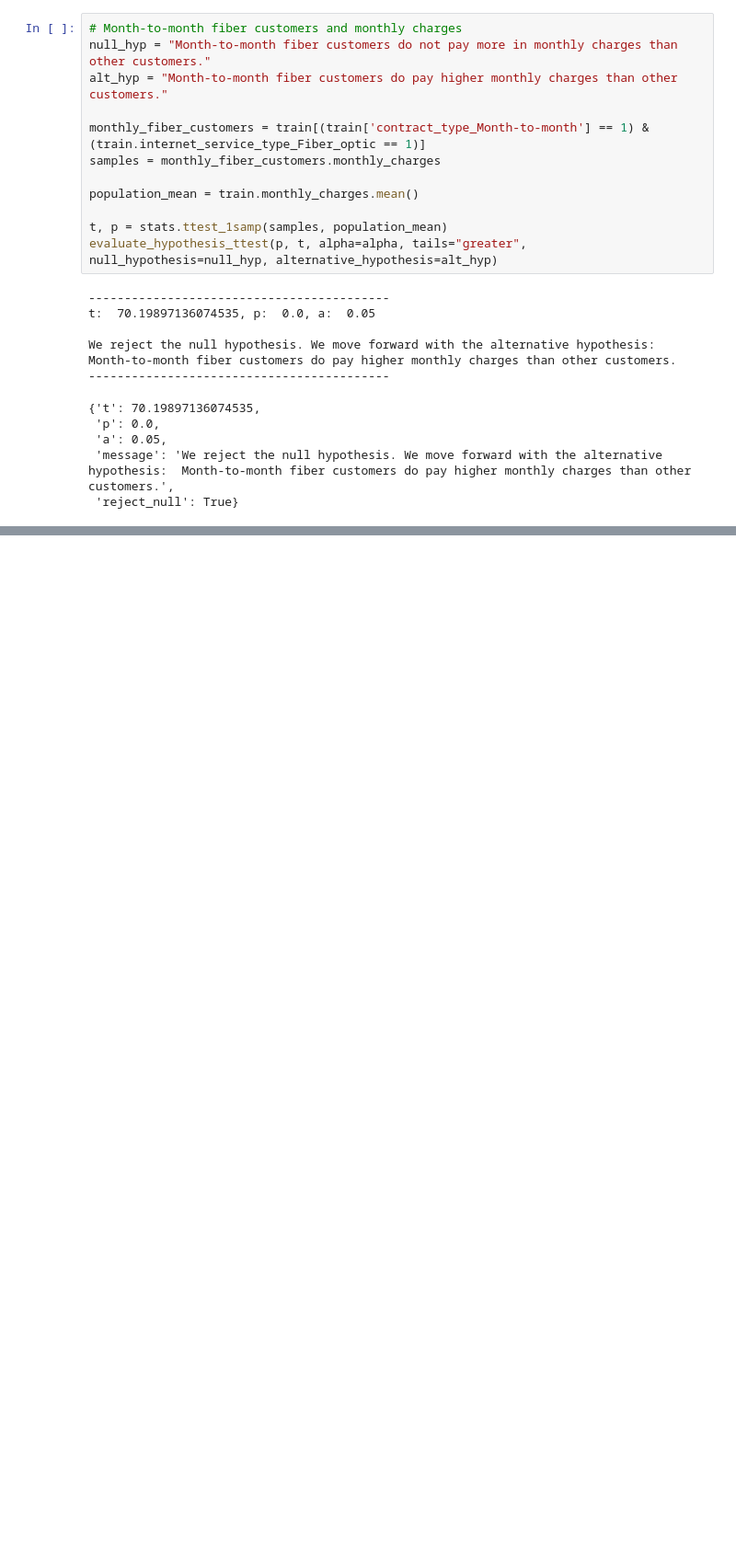
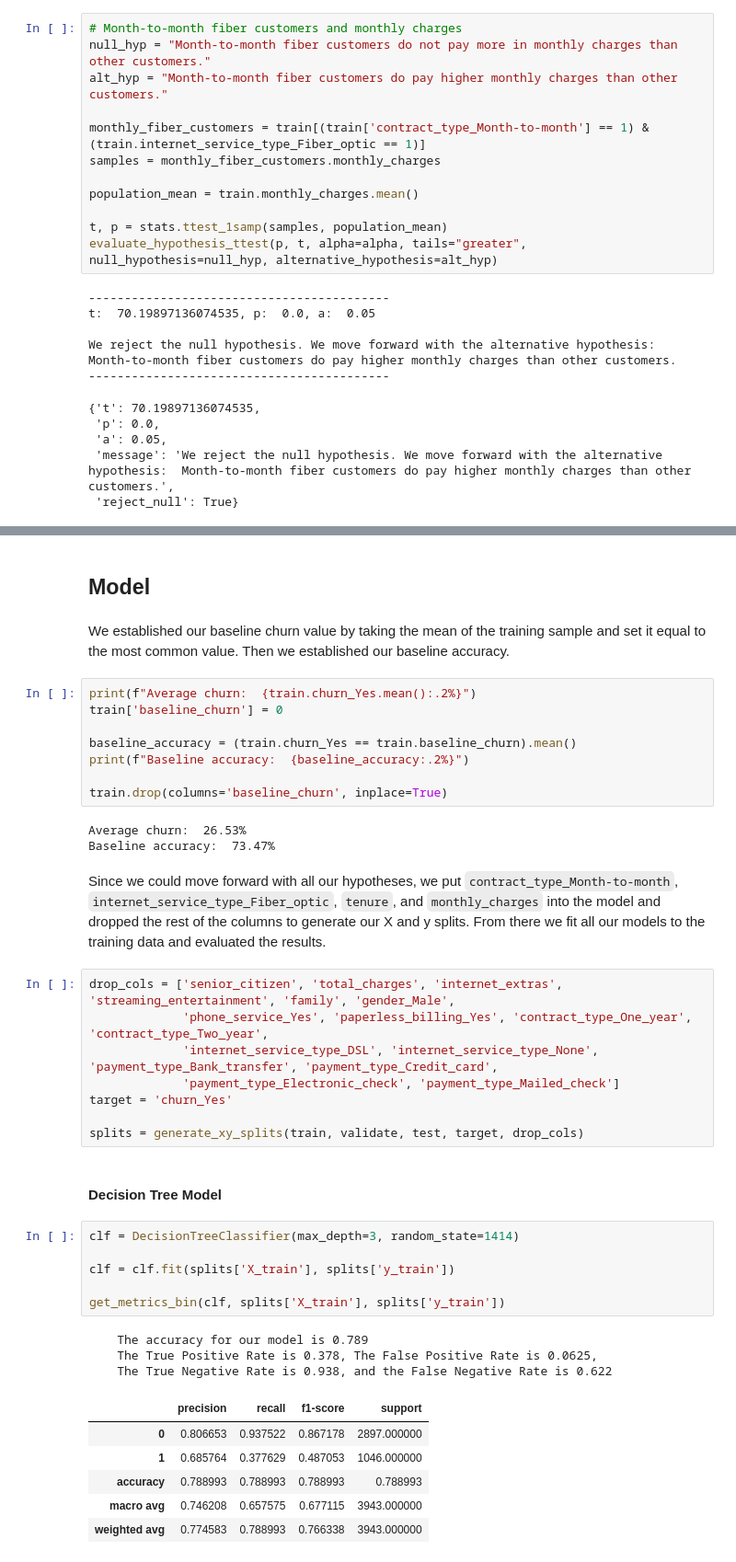
Before and after one commit to david-ryan-alviola/classification-project, a Jupyter notebook: telco_churn_analysis.ipynb, the cells around one changed output, grey strips where cells are left out. Shown at 92% size. Drawn from its saved outputs; the diff is of its cells as text; blank space fills up the shorter version.

Commit message:
Updated README and env.py.dist. Finished modeling and evaluation.

```diff
--- a/telco_churn_analysis.ipynb
+++ b/telco_churn_analysis.ipynb
@@ -260,0 +350,43 @@ The results from the statistical testing allow us to move forward with all our a
+# %% [markdown]
+## Model
+# %% [markdown]
+We established our baseline churn value by taking the mean of the training sample and set it equal to the most common value. Then we established our baseline accuracy.
+# %%
+print(f"Average churn:  {train.churn_Yes.mean():.2%}")
+train['baseline_churn'] = 0
+
+baseline_accuracy = (train.churn_Yes == train.baseline_churn).mean()
+print(f"Baseline accuracy:  {baseline_accuracy:.2%}")
+
+train.drop(columns='baseline_churn', inplace=True)
+# %% [output]
+Average churn:  26.53%
+Baseline accuracy:  73.47%
+# %% [markdown]
+Since we could move forward with all our hypotheses, we put `contract_type_Month-to-month`, `internet_service_type_Fiber_optic`, `tenure`, and `monthly_charges` into the model and dropped the rest of the columns to generate our X and y splits. From there we fit all our models to the training data and evaluated the results.
+# %%
+drop_cols = ['senior_citizen', 'total_charges', 'internet_extras', 'streaming_entertainment', 'family', 'gender_Male',
+             'phone_service_Yes', 'paperless_billing_Yes', 'contract_type_One_year', 'contract_type_Two_year',
+             'internet_service_type_DSL', 'internet_service_type_None', 'payment_type_Bank_transfer', 'payment_type_Credit_card',
+             'payment_type_Electronic_check', 'payment_type_Mailed_check']
+target = 'churn_Yes'
+
+splits = generate_xy_splits(train, validate, test, target, drop_cols)
+# %% [markdown]
+#### Decision Tree Model
+# %%
+clf = DecisionTreeClassifier(max_depth=3, random_state=1414)
+
+clf = clf.fit(splits['X_train'], splits['y_train'])
+
+get_metrics_bin(clf, splits['X_train'], splits['y_train'])
+# %% [output]
+    The accuracy for our model is 0.789
+    The True Positive Rate is 0.378, The False Positive Rate is 0.0625,
+    The True Negative Rate is 0.938, and the False Negative Rate is 0.622
+|  | precision | recall | f1-score | support |
+| 0 | 0.806653 | 0.937522 | 0.867178 | 2897.000000 |
+| 1 | 0.685764 | 0.377629 | 0.487053 | 1046.000000 |
+| accuracy | 0.788993 | 0.788993 | 0.788993 | 0.788993 |
+| macro avg | 0.746208 | 0.657575 | 0.677115 | 3943.000000 |
+| weighted avg | 0.774583 | 0.788993 | 0.766338 | 3943.000000 |
```
Also changed, not shown: parts of 25 cells of this notebook, 2 other files.
